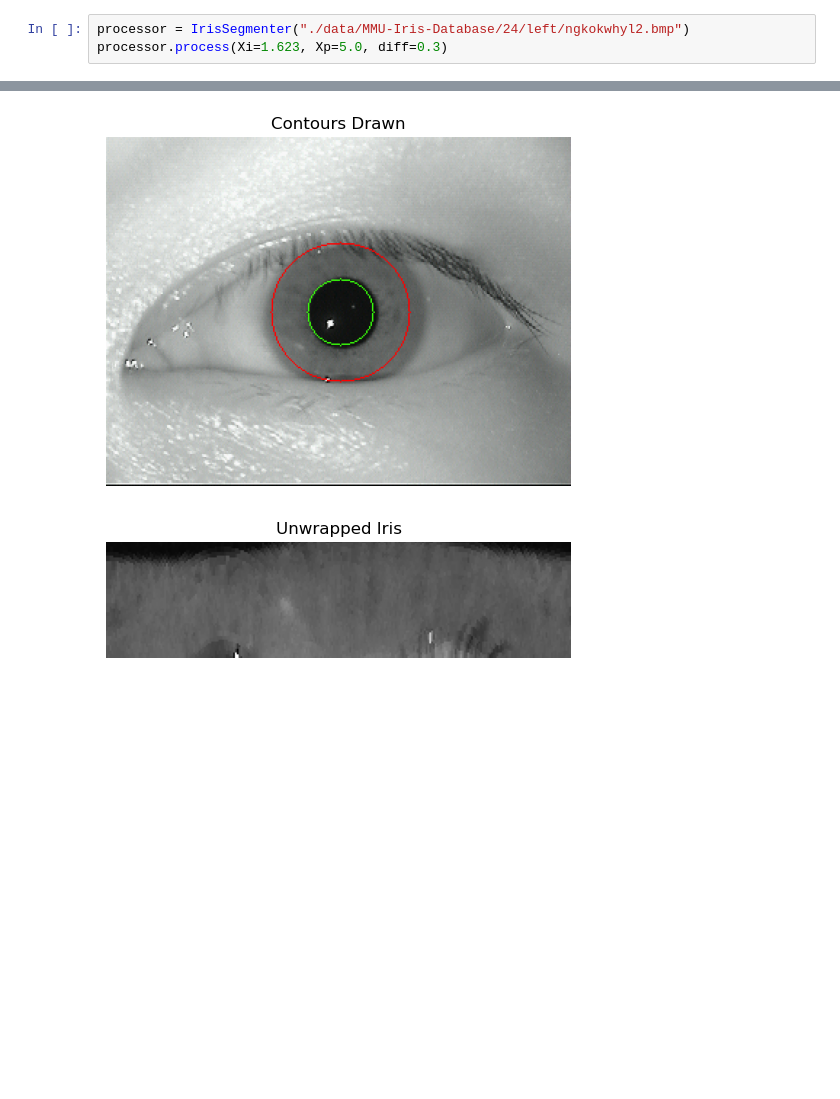
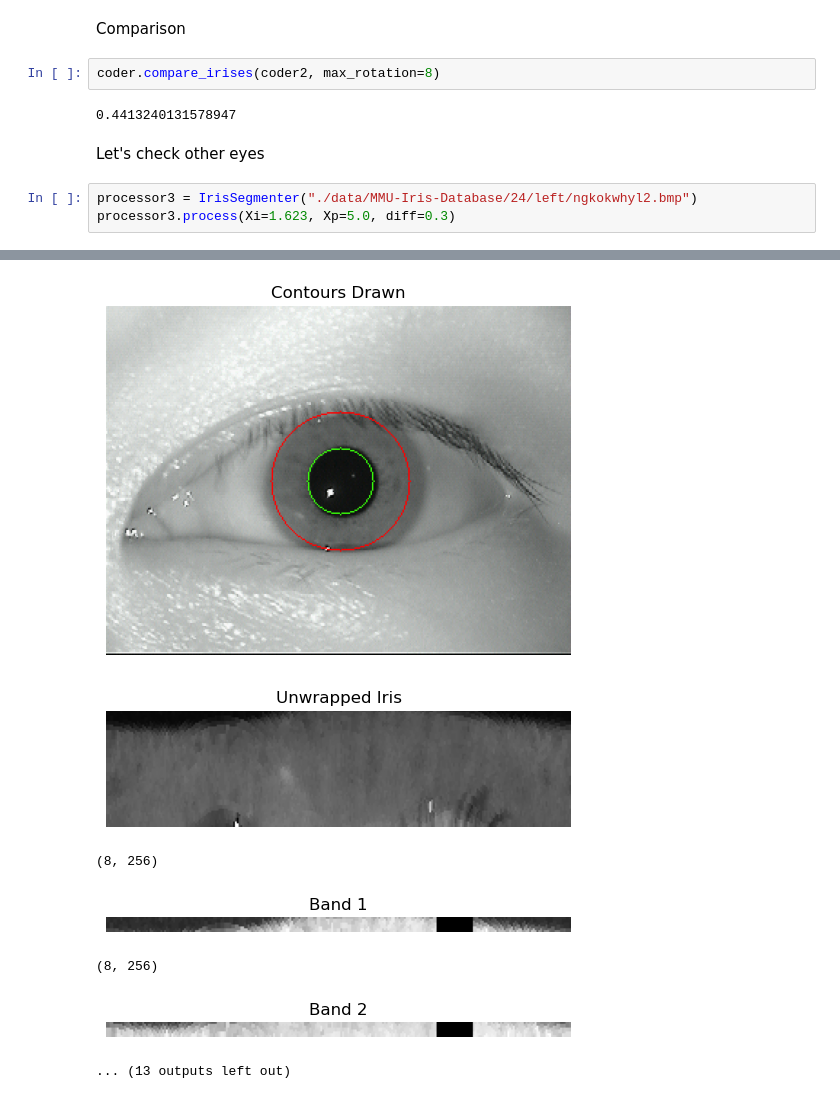
Before and after one commit to FylypO/IrisRecognition, a Jupyter notebook: new_iris_recognition.ipynb, the cells around one changed output, grey strips where cells are left out. Drawn from its saved outputs; the diff is of its cells as text; blank space fills up the shorter version.

```diff
--- a/new_iris_recognition.ipynb
+++ b/new_iris_recognition.ipynb
@@ -206,12 +482,25 @@ processor.process(Xi=1.5, Xp=3.5, diff=0.3)
+# %% [markdown]
+Comparison
+# %%
+coder.compare_irises(coder2, max_rotation=8)
+# %% [output]
+0.4413240131578947
+# %% [markdown]
+Let's check other eyes
 # %%
-processor = IrisSegmenter("./data/MMU-Iris-Database/24/left/ngkokwhyl2.bmp")
-processor.process(Xi=1.623, Xp=5.0, diff=0.3)
+processor3 = IrisSegmenter("./data/MMU-Iris-Database/24/left/ngkokwhyl2.bmp")
+processor3.process(Xi=1.623, Xp=5.0, diff=0.3)
 # %% [output]
 [figure]
 [figure]
 [figure]
 [figure]
 [figure]
 [figure]
 [figure]
 [figure]
+(8, 256)
+[figure, added]
+(8, 256)
+[figure, added]
+... (13 outputs left out)
```
Also changed, not shown: parts of 19 cells of this notebook.
